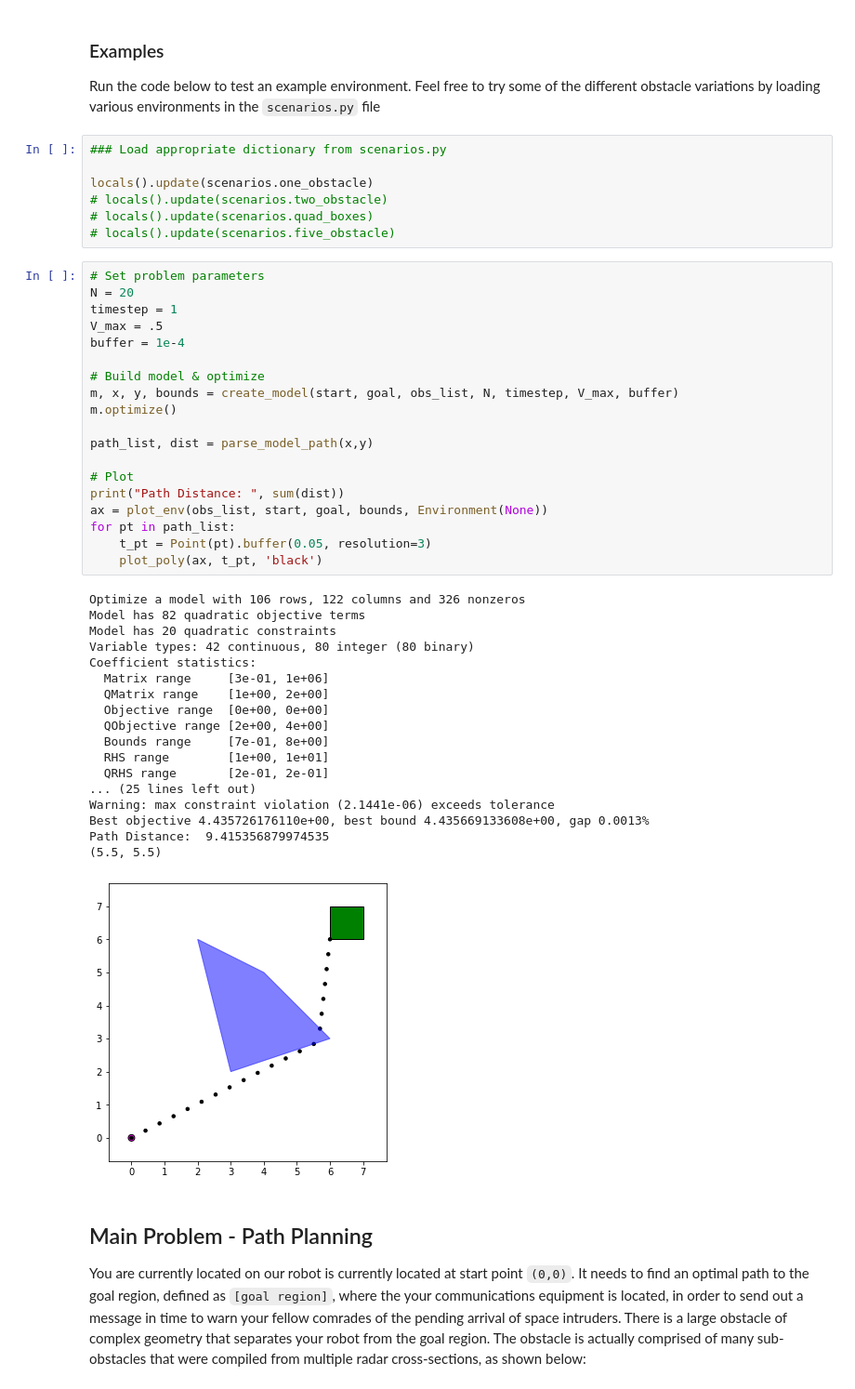
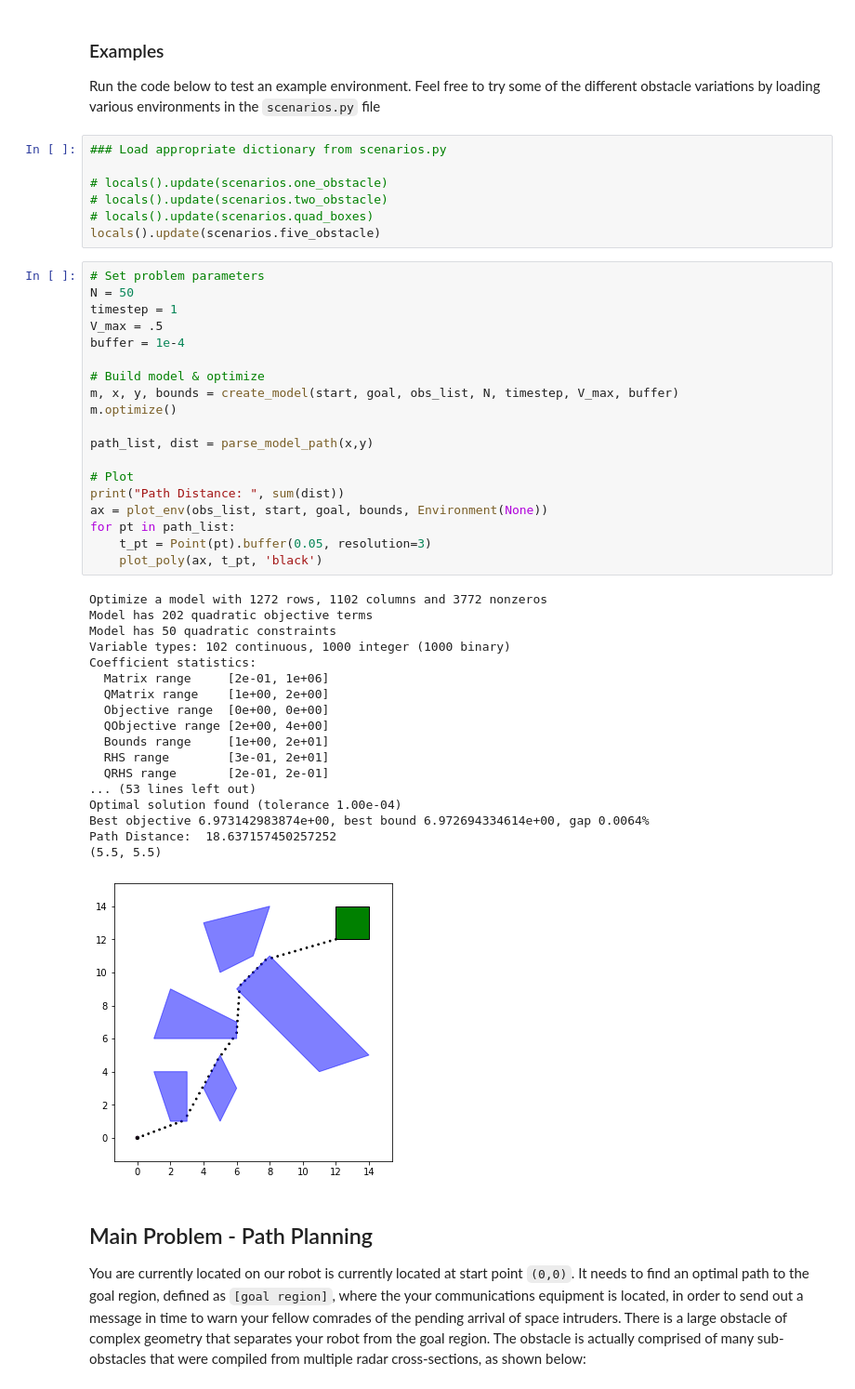
Before and after one commit to mschoder/autonomous-motion-planning, a Jupyter notebook: Team 4 - Motion Planning - V2.ipynb, the cells around one changed output. Shown at 93% size. Drawn from its saved outputs; the diff is of its cells as text.

```diff
--- a/Team 4 - Motion Planning - V2.ipynb
+++ b/Team 4 - Motion Planning - V2.ipynb
@@ -318,48 +318,48 @@ Run the code below to test an example environment. Feel free to try some of the
 # %%
 ### Load appropriate dictionary from scenarios.py
 
-locals().update(scenarios.one_obstacle)
+# locals().update(scenarios.one_obstacle)
 # locals().update(scenarios.two_obstacle)
 # locals().update(scenarios.quad_boxes)
-# locals().update(scenarios.five_obstacle)
+locals().update(scenarios.five_obstacle)
 # %%
 # Set problem parameters
-N = 20
+N = 50
 timestep = 1
 V_max = .5
 buffer = 1e-4
 
 # Build model & optimize
 m, x, y, bounds = create_model(start, goal, obs_list, N, timestep, V_max, buffer)
 m.optimize()
 
 path_list, dist = parse_model_path(x,y)
 
 # Plot
 print("Path Distance: ", sum(dist))
 ax = plot_env(obs_list, start, goal, bounds, Environment(None))
 for pt in path_list:
     t_pt = Point(pt).buffer(0.05, resolution=3)
     plot_poly(ax, t_pt, 'black')
 # %% [output]
-Optimize a model with 106 rows, 122 columns and 326 nonzeros
-Model has 82 quadratic objective terms
-Model has 20 quadratic constraints
-Variable types: 42 continuous, 80 integer (80 binary)
+Optimize a model with 1272 rows, 1102 columns and 3772 nonzeros
+Model has 202 quadratic objective terms
+Model has 50 quadratic constraints
+Variable types: 102 continuous, 1000 integer (1000 binary)
 Coefficient statistics:
-  Matrix range     [3e-01, 1e+06]
+  Matrix range     [2e-01, 1e+06]
   QMatrix range    [1e+00, 2e+00]
   Objective range  [0e+00, 0e+00]
   QObjective range [2e+00, 4e+00]
-  Bounds range     [7e-01, 8e+00]
-  RHS range        [1e+00, 1e+01]
+  Bounds range     [1e+00, 2e+01]
+  RHS range        [3e-01, 2e+01]
   QRHS range       [2e-01, 2e-01]
-... (25 lines left out)
-Warning: max constraint violation (2.1441e-06) exceeds tolerance
-Best objective 4.435726176110e+00, best bound 4.435669133608e+00, gap 0.0013%
-Path Distance:  9.415356879974535
+... (53 lines left out)
+Optimal solution found (tolerance 1.00e-04)
+Best objective 6.973142983874e+00, best bound 6.972694334614e+00, gap 0.0064%
+Path Distance:  18.637157450257252
 (5.5, 5.5)
-[figure, old version]
+[figure, new version]
 # %% [markdown]
 ## Main Problem - Path Planning
 
```
Also changed, not shown: parts of 2 cells of this notebook, 5 other files.
